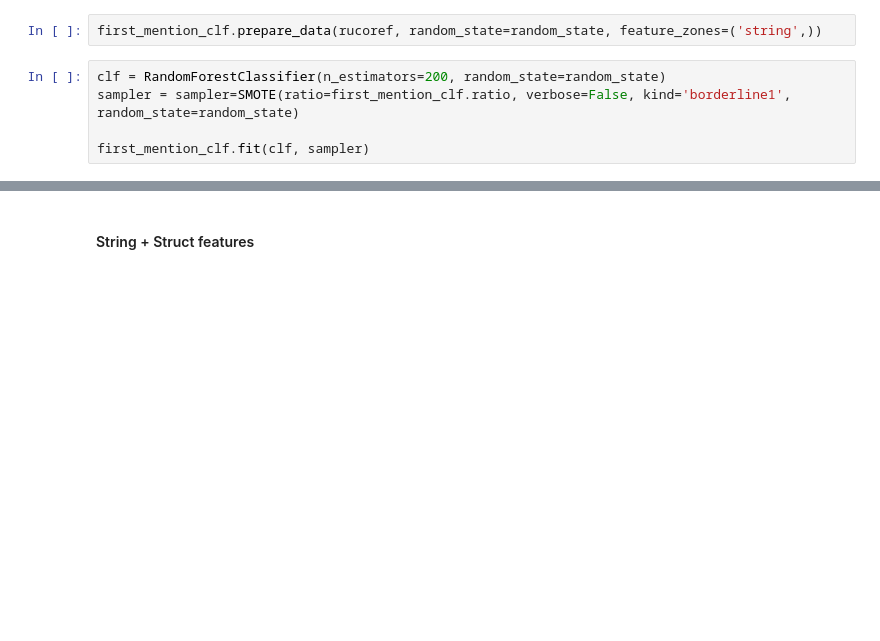
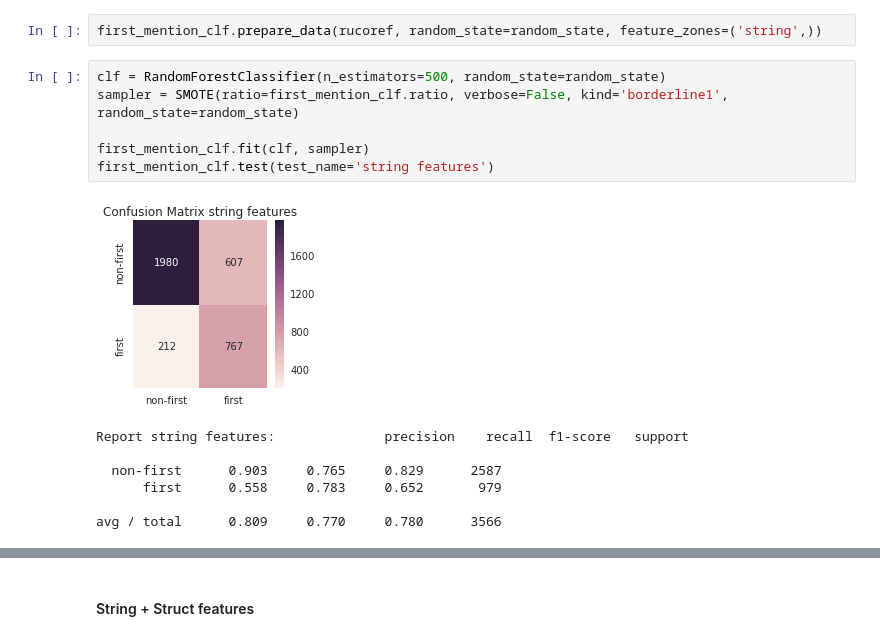
Before and after one commit to max-ionov/rucoref, a Jupyter notebook: notebooks/first-mention.ipynb, the cells around one changed output, grey strips where cells are left out. Drawn from its saved outputs; the diff is of its cells as text; blank space fills up the shorter version.

```diff
--- a/notebooks/first-mention.ipynb
+++ b/notebooks/first-mention.ipynb
@@ -309,10 +321,19 @@ avg / total      0.834     0.739     0.762      4734
 # %%
 first_mention_clf.prepare_data(rucoref, random_state=random_state, feature_zones=('string',))
 # %%
-clf = RandomForestClassifier(n_estimators=200, random_state=random_state)
-sampler = sampler=SMOTE(ratio=first_mention_clf.ratio, verbose=False, kind='borderline1', random_state=random_state)
+clf = RandomForestClassifier(n_estimators=500, random_state=random_state)
+sampler = SMOTE(ratio=first_mention_clf.ratio, verbose=False, kind='borderline1', random_state=random_state)
 
 first_mention_clf.fit(clf, sampler)
+first_mention_clf.test(test_name='string features')
+# %% [output]
+[figure, added]
+Report string features:              precision    recall  f1-score   support
+
+  non-first      0.903     0.765     0.829      2587
+      first      0.558     0.783     0.652       979
+
+avg / total      0.809     0.770     0.780      3566
 # %%
 first_mention_clf.print_stats()
 # %% [output]
```
Also changed, not shown: parts of 27 cells of this notebook, 1 other file.
